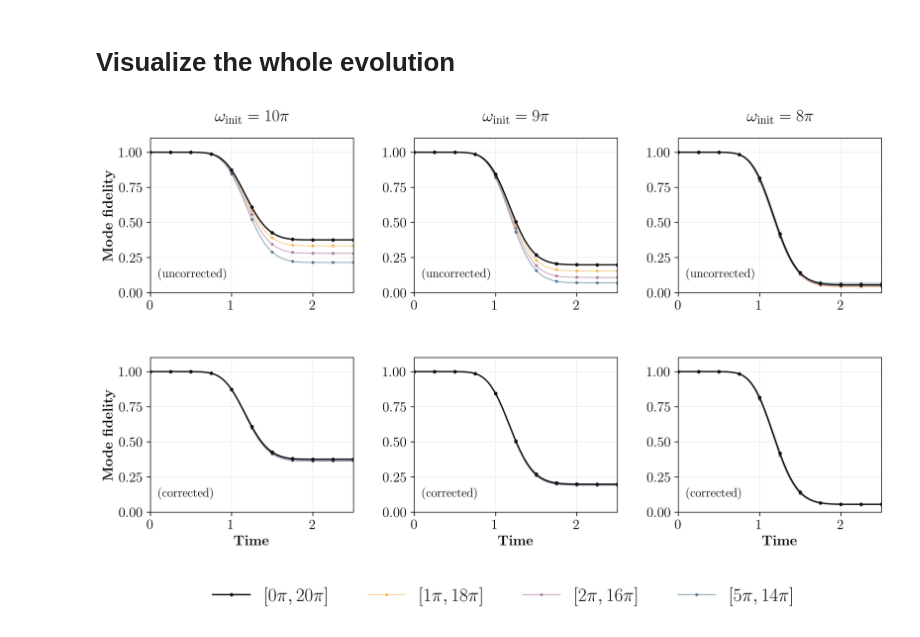
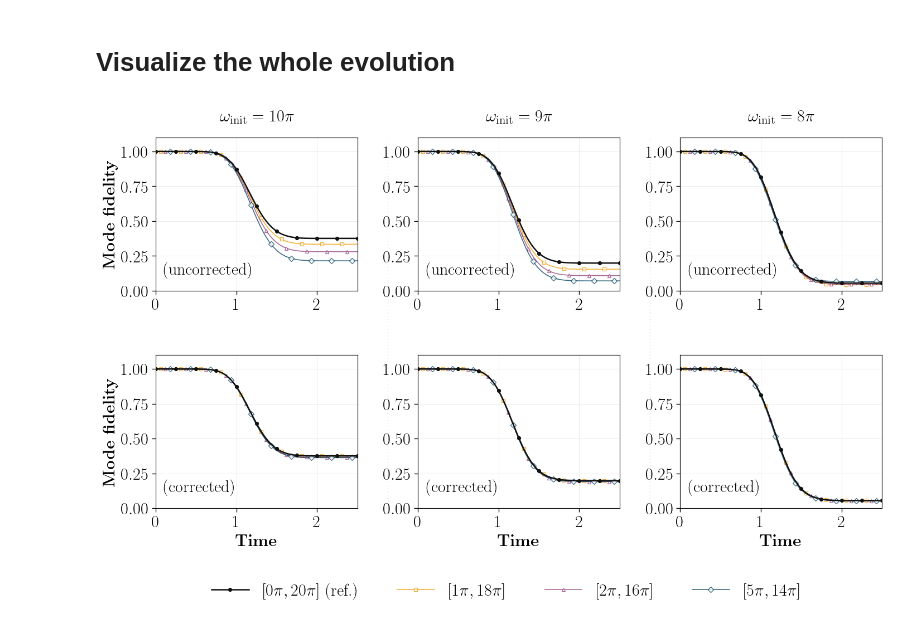
Before and after one commit to rpiron/single_photon_renormalization, a Jupyter notebook: 2d_setup/notebooks/mode_fidelity_vs_freqwindow.ipynb, the cells around one changed output. Cells and saved outputs as stored; diff of their text form; code cells hidden in the pictures.

```diff
--- a/2d_setup/notebooks/mode_fidelity_vs_freqwindow.ipynb
+++ b/2d_setup/notebooks/mode_fidelity_vs_freqwindow.ipynb
@@ -184,12 +188,15 @@ plt.show()
 # %% [markdown]
 <h1> Visualize the whole evolution </h1>
 # %%
+from src.plot_fonts import paper_fonts
+from matplotlib.lines import Line2D
+
 marker_step = 25
 
 window_colors = ["#111111", "#ed9a00", "#8e3e7a", "#003f5c"]
-window_alpha = [1.0, 0.45, 0.45, 0.45]
+window_alpha = [1.0, 0.75, 0.75, 0.75]
 window_lw = [1.5, 1.0, 1.0, 1.0]
-window_markers = ["o", "o", "o", "o"]
+window_markers = ["o", "s", "^", "D"]
 
 row_labels = ["(uncorrected)", "(corrected)"]
 
@@ -212,9 +219,12 @@ for row, correction in enumerate([False, True]):
                 time,
                 mode_fidelity,
                 marker=marker,
-                markevery=marker_step,
-                markersize=2.8 if index_xp == 1 else 2.4,
-                label=window_label,
+                # Offset markers so overlapping curves remain distinguishable.
+                markevery=(6 * (index_xp - 1), marker_step),
+                markersize=3.5 if index_xp == 1 else 4.0,
+                markerfacecolor=color if index_xp == 1 else "white",
+                markeredgewidth=0.8,
+                label=window_label + (" (ref.)" if index_xp == 1 else ""),
                 color=color,
                 linewidth=lw,
                 alpha=alpha,
@@ -235,31 +245,43 @@ for row, correction in enumerate([False, True]):
             ax.set_title(omega_labels[col], fontsize=18, fontweight="bold", pad=18)
         ax.grid(color="0.9", linestyle="-", linewidth=0.5)
         ax.tick_params(axis="both", which="major", length=4, width=0.8, labelsize=15)
         ax.set_xlim([0, param_time_evol["T"]])
         ax.set_ylim([0, 1.1])
 
 for ax in axs[1, :]:
     ax.set_xlabel(r"\textbf{Time}", fontsize=15)
 for ax in axs[:, 0]:
     ax.set_ylabel(r"\textbf{Mode fidelity}", fontsize=15)
 
 handles, labels = axs[0, 0].get_legend_handles_labels()
 fig.legend(
     handles,
     labels,
     loc="upper center",
     bbox_to_anchor=(0.5, -0.01),
     ncol=4,
     frameon=False,
     fontsize=20,
 )
 
+# Discreet separators in the existing gaps; axes positions stay unchanged.
+for col in range(axs.shape[1] - 1):
+    x_separator = (axs[0, col].get_position().x1 + axs[0, col + 1].get_position().x0) / 2
+    fig.add_artist(Line2D(
+        [x_separator, x_separator],
+        [axs[-1, col].get_position().y0, axs[0, col].get_position().y1],
+        transform=fig.transFigure, color="0.65", linewidth=0.7,
+        linestyle=(0, (1, 4)), alpha=0.65, in_layout=False,
+    ))
+
+# Adjust fonts only after the original layout has been computed.
+paper_fonts(fig, 18)
 if SAVE_FIGURES:
     plt.savefig(
         str(setup_root / "results" / "fig" / "timedep_mode_fidelity_vs_freqwindow_2d.pdf"),
         dpi=resol,
         bbox_inches="tight",
     )
 plt.show()
 # %% [output]
-[figure, old version]
+[figure, new version]
```
Also changed, not shown: parts of 1 cell of this notebook, 24 other files.
